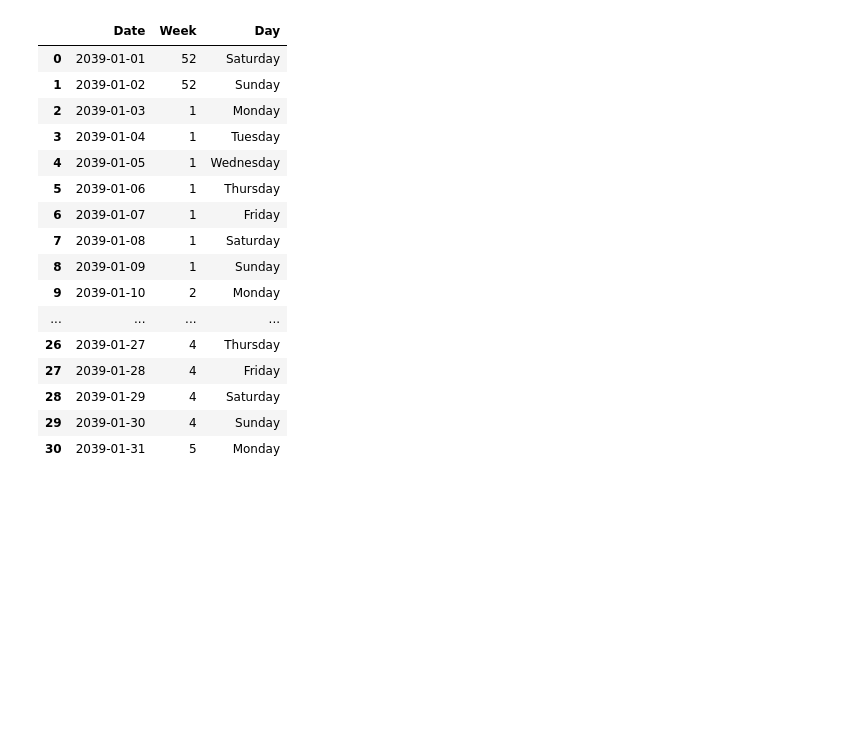
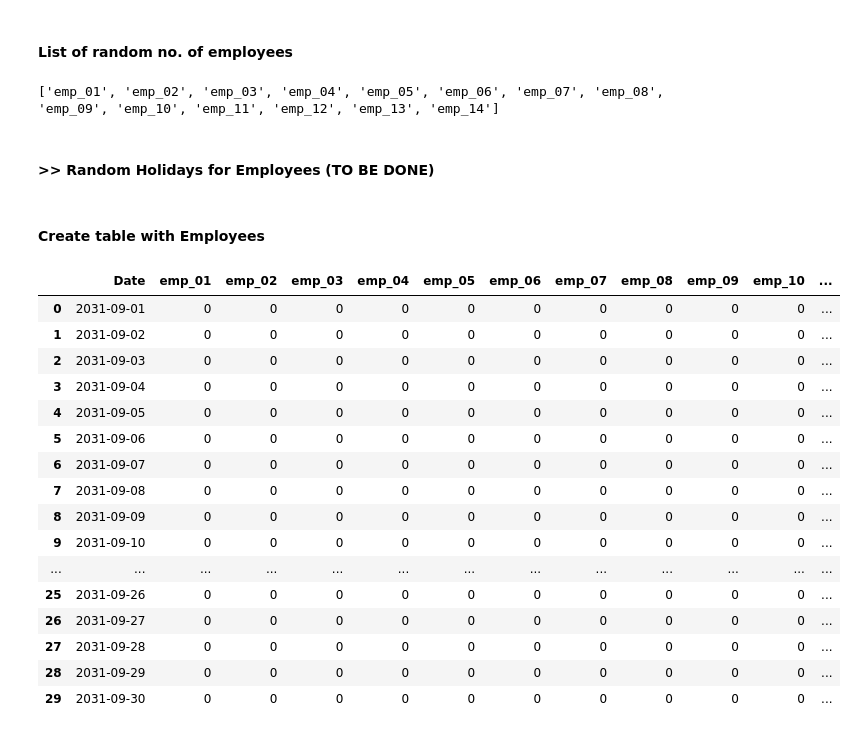
Before and after one commit to suhail511/employee-schedule, a Jupyter notebook: create_random_table.ipynb, the cells around one changed output. Drawn from its saved outputs; the diff is of its cells as text; code cells hidden in the pictures; blank space fills up the shorter version.

```diff
--- a/create_random_table.ipynb
+++ b/create_random_table.ipynb
@@ -20,0 +71,6 @@ Starting day of the week:  Saturday
+# %%
+start_date = str(year) + '-' + str(month) +'-01'
+end_date = str(year) + '-' + str(month) +'-'+str(no_of_days)
+
+df_teams = create_table(start_date, end_date)
+df_teams
@@ -21,6 +95,44 @@ Starting day of the week:  Saturday
+# %% [markdown]
+#### List of random no. of employees
+# %%
+no_of_empl = random.randint(10,20)
+empl_list = []
+for i in range(1,no_of_empl+1):
+    if(i<10):
+        empl_list.append('emp_0' + str(i))
+    else:
+        empl_list.append('emp_' + str(i))
+print(empl_list)
+# %% [output]
+['emp_01', 'emp_02', 'emp_03', 'emp_04', 'emp_05', 'emp_06', 'emp_07', 'emp_08', 'emp_09', 'emp_10', 'emp_11', 'emp_12', 'emp_13', 'emp_14']
+# %% [markdown]
+#### >> Random Holidays for Employees (TO BE DONE)
+# %% [markdown]
+#### Create table with Employees
 # %%
-def create_date_table(start, end):
-    df = pd.DataFrame({"Date": pd.date_range(start, end)})
-    df["Week"] = df.Date.dt.weekofyear
-    df["Day"] = df.Date.dt.weekday_name
+def employee_schedule(start, end, empl_list):
+    df = pd.DataFrame({'Date': pd.date_range(start, end)})
+    for emp in empl_list:
+        df[emp] = 0
     return df
+
+df_emp = employee_schedule(start_date, end_date, empl_list)
+df_emp
+# %% [output]
+|  | Date | emp_01 | emp_02 | emp_03 | emp_04 | emp_05 | emp_06 | emp_07 | emp_08 | emp_09 | emp_10 | ... |
+| 0 | 2031-09-01 | 0 | 0 | 0 | 0 | 0 | 0 | 0 | 0 | 0 | 0 | ... |
+| 1 | 2031-09-02 | 0 | 0 | 0 | 0 | 0 | 0 | 0 | 0 | 0 | 0 | ... |
+| 2 | 2031-09-03 | 0 | 0 | 0 | 0 | 0 | 0 | 0 | 0 | 0 | 0 | ... |
+| 3 | 2031-09-04 | 0 | 0 | 0 | 0 | 0 | 0 | 0 | 0 | 0 | 0 | ... |
+| 4 | 2031-09-05 | 0 | 0 | 0 | 0 | 0 | 0 | 0 | 0 | 0 | 0 | ... |
+| 5 | 2031-09-06 | 0 | 0 | 0 | 0 | 0 | 0 | 0 | 0 | 0 | 0 | ... |
+| 6 | 2031-09-07 | 0 | 0 | 0 | 0 | 0 | 0 | 0 | 0 | 0 | 0 | ... |
+| 7 | 2031-09-08 | 0 | 0 | 0 | 0 | 0 | 0 | 0 | 0 | 0 | 0 | ... |
+| 8 | 2031-09-09 | 0 | 0 | 0 | 0 | 0 | 0 | 0 | 0 | 0 | 0 | ... |
+| 9 | 2031-09-10 | 0 | 0 | 0 | 0 | 0 | 0 | 0 | 0 | 0 | 0 | ... |
+| ... | ... | ... | ... | ... | ... | ... | ... | ... | ... | ... | ... | ... |
+| 25 | 2031-09-26 | 0 | 0 | 0 | 0 | 0 | 0 | 0 | 0 | 0 | 0 | ... |
+| 26 | 2031-09-27 | 0 | 0 | 0 | 0 | 0 | 0 | 0 | 0 | 0 | 0 | ... |
+| 27 | 2031-09-28 | 0 | 0 | 0 | 0 | 0 | 0 | 0 | 0 | 0 | 0 | ... |
+| 28 | 2031-09-29 | 0 | 0 | 0 | 0 | 0 | 0 | 0 | 0 | 0 | 0 | ... |
+| 29 | 2031-09-30 | 0 | 0 | 0 | 0 | 0 | 0 | 0 | 0 | 0 | 0 | ... |
@@ -29,20 +138,0 @@ df = create_date_table(str(year) + '-' + str(month) +'-01', end=str(year) + '-'
-# %%
-df
-# %% [output]
-|  | Date | Week | Day |
-| 0 | 2039-01-01 | 52 | Saturday |
-| 1 | 2039-01-02 | 52 | Sunday |
-| 2 | 2039-01-03 | 1 | Monday |
-| 3 | 2039-01-04 | 1 | Tuesday |
-| 4 | 2039-01-05 | 1 | Wednesday |
-| 5 | 2039-01-06 | 1 | Thursday |
-| 6 | 2039-01-07 | 1 | Friday |
-| 7 | 2039-01-08 | 1 | Saturday |
-| 8 | 2039-01-09 | 1 | Sunday |
-| 9 | 2039-01-10 | 2 | Monday |
-| ... | ... | ... | ... |
-| 26 | 2039-01-27 | 4 | Thursday |
-| 27 | 2039-01-28 | 4 | Friday |
-| 28 | 2039-01-29 | 4 | Saturday |
-| 29 | 2039-01-30 | 4 | Sunday |
-| 30 | 2039-01-31 | 5 | Monday |
```
Also changed, not shown: parts of 12 cells of this notebook.
